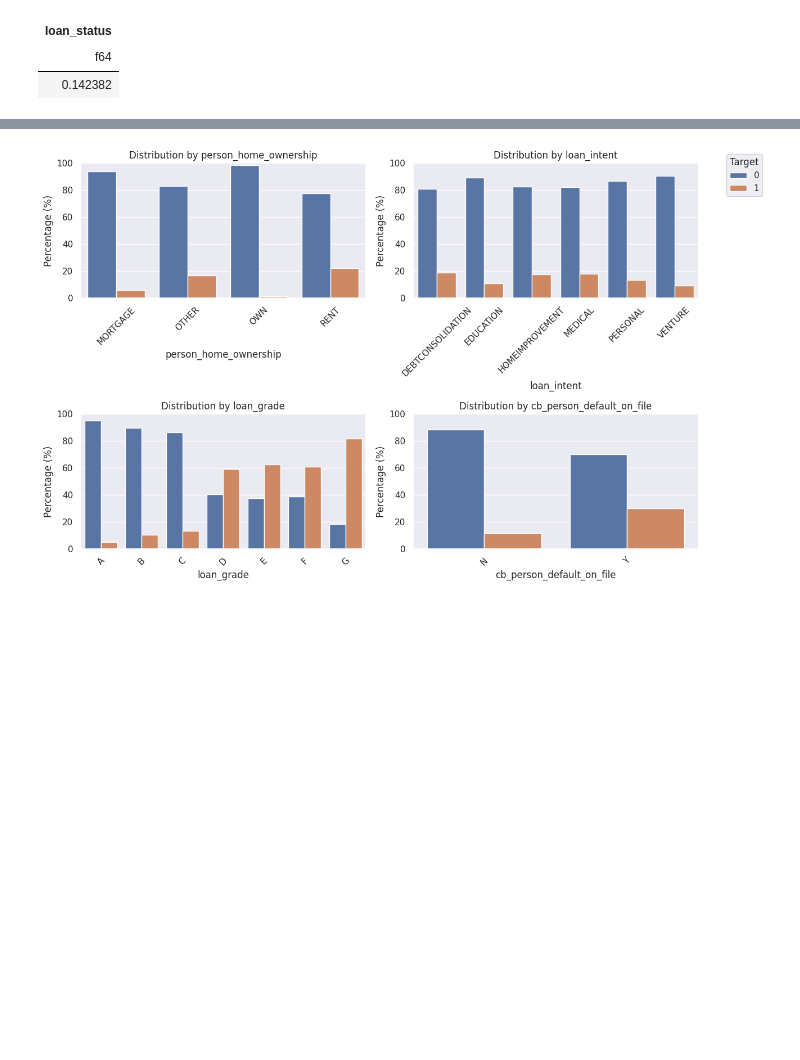
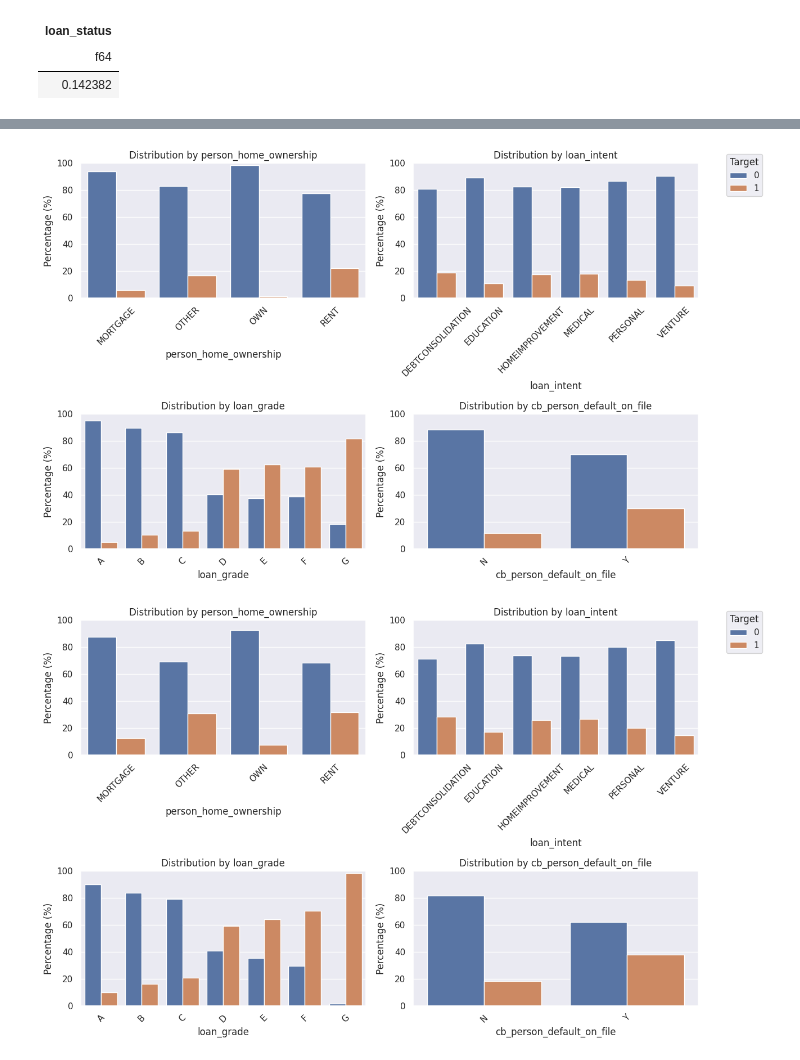
Before and after one commit to rbudnar/LoanApprovalPrediction, a Jupyter notebook: notebooks/eda.ipynb, the cells around one changed output, grey strips where cells are left out. Cells and saved outputs as stored; diff of their text form; code cells hidden in the pictures; blank space fills up the shorter version.

```diff
--- a/notebooks/eda.ipynb
+++ b/notebooks/eda.ipynb
@@ -185,30 +193,38 @@ def create_barplot_grid(data, target, variables, n_cols=2):
         if idx == 0:
             legend_handles, legend_labels = ax.get_legend_handles_labels()
         ax.get_legend().remove()
 
         ax.set_title(f'Distribution by {var}')
         ax.set_ylabel('Percentage (%)')
 
         ax.tick_params(axis='x', rotation=45)
         ax.set_ylim(0, 100)
 
     # Remove empty subplots
     for idx in range(len(variables), len(axes_flat)):
         fig.delaxes(axes_flat[idx])
 
     fig.legend(legend_handles, legend_labels,
               bbox_to_anchor=(1.02, 0.98),
               loc='upper left',
               title='Target')
 
     plt.tight_layout()
     return fig
 
 fig = create_barplot_grid(
     data=train,
     target=TARGET,
     variables=CATEGORICAL_VARIABLES,
     n_cols=2
 )
+
+fig = create_barplot_grid(
+    data=original_dataset,
+    target=TARGET,
+    variables=CATEGORICAL_VARIABLES,
+    n_cols=2
+)
 # %% [output]
 [figure]
+[figure, added]
```
Also changed, not shown: parts of 4 cells of this notebook, 5 other files.
